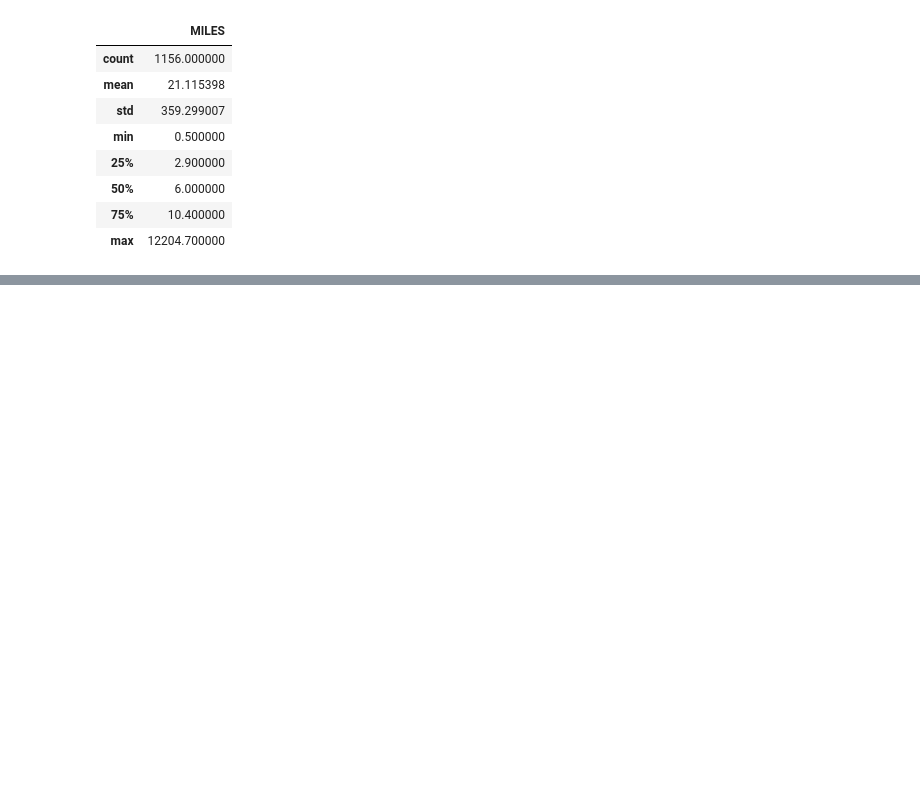
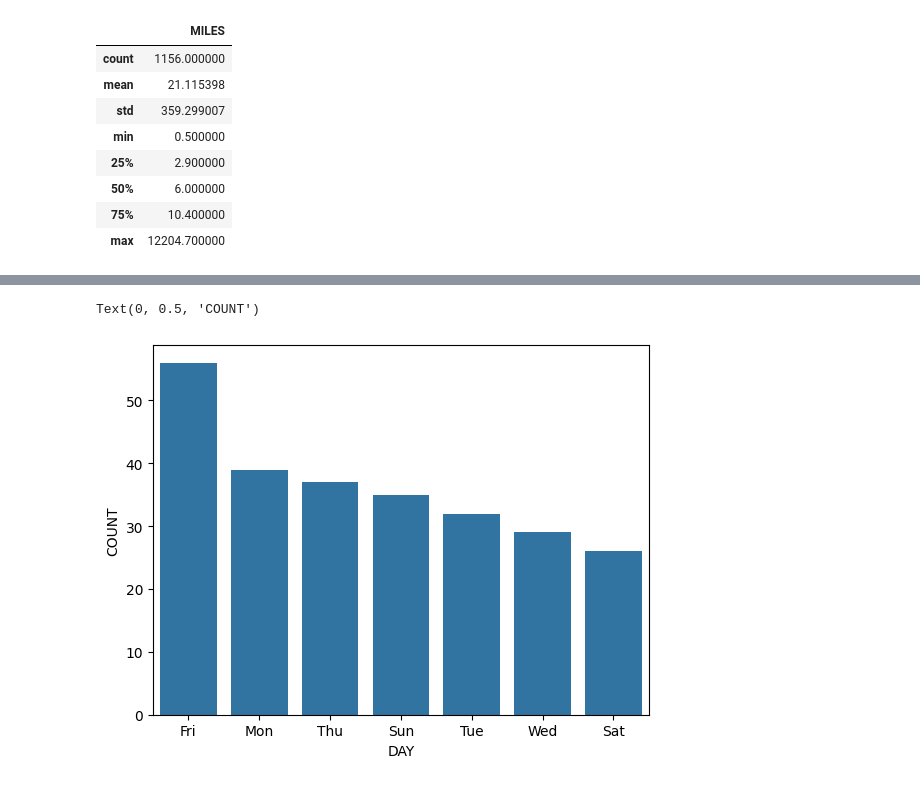
Before and after one commit to Kabyik-Kayal/DATA-ANALYSIS-PROJECTS, a Jupyter notebook: Uber/data_analysis.ipynb, the cells around one changed output, grey strips where cells are left out. Saved outputs shown, nothing was run; the diff lists cells and outputs as text; code cells hidden in the pictures; blank space fills up the shorter version.

```diff
--- a/Uber/data_analysis.ipynb
+++ b/Uber/data_analysis.ipynb
@@ -47,0 +157,6 @@ data.describe()
+# %%
+data['DAY'] = data.START_DATE.dt.weekday
+
+data_label = {0 : "Mon", 1 : "Tue", 2 : "Wed", 3 : "Thu", 4 : "Fri", 5 : "Sat", 6 : "Sun"}
+
+data['DAY'] = data['DAY'].map(data_label)
@@ -47,0 +172,9 @@ data.describe()
+# %%
+day_label = data.DAY.value_counts()
+
+ax = sns.barplot(x = day_label.index, y= day_label.values)
+ax.set_xlabel('DAY')
+ax.set_ylabel('COUNT')
+# %% [output]
+Text(0, 0.5, 'COUNT')
+[figure, added]
```
Also changed, not shown: parts of 23 cells of this notebook.
